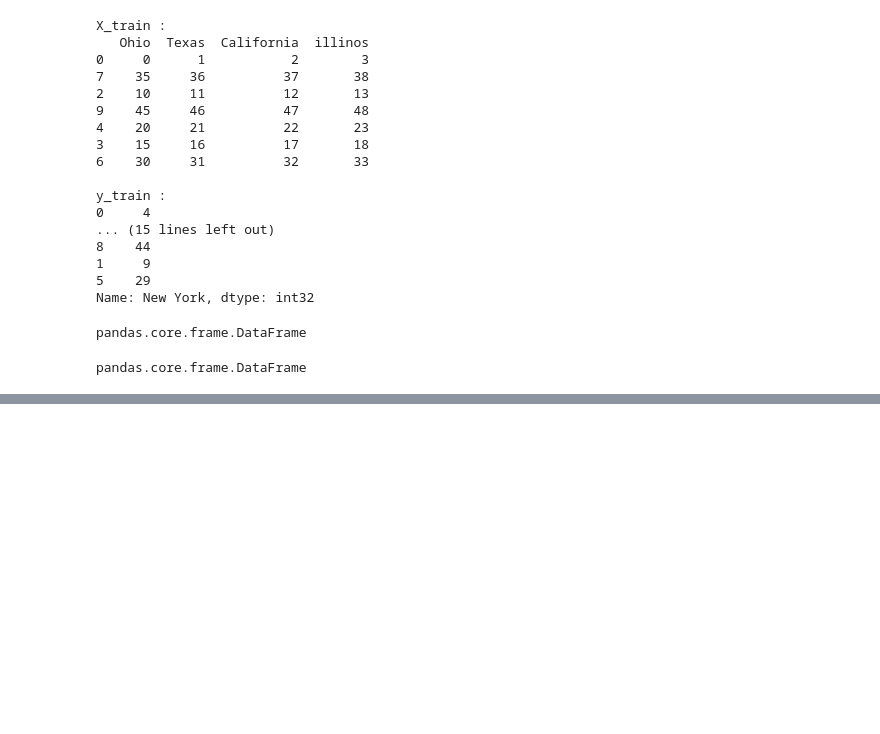
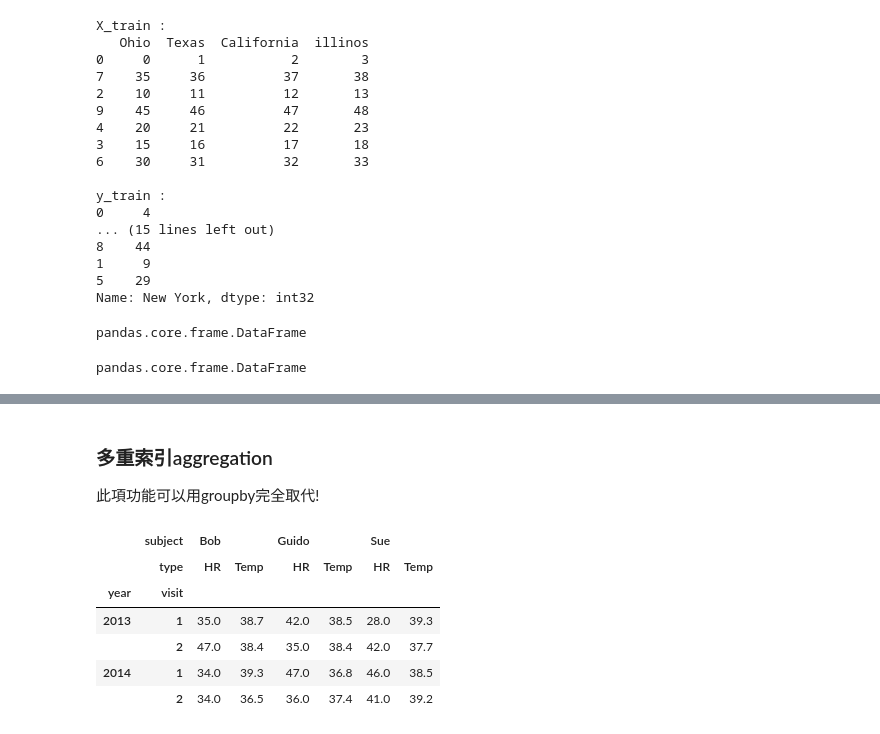
Before and after one commit to EnasVen/Python, a Jupyter notebook: Pandas/04_DataFrameManipulation.ipynb, the cells around one changed output, grey strips where cells are left out. Saved outputs shown, nothing was run; the diff lists cells and outputs as text; code cells hidden in the pictures; blank space fills up the shorter version.

```diff
--- a/Pandas/04_DataFrameManipulation.ipynb
+++ b/Pandas/04_DataFrameManipulation.ipynb
@@ -227,0 +645,13 @@ pandas.core.frame.DataFrame
+# %% [markdown]
+### 多重索引aggregation
+此項功能可以用groupby完全取代!
+# %%
+health_data
+# %% [output]
+|  | subject | Bob |  | Guido |  | Sue |  |
+|  | type | HR | Temp | HR | Temp | HR | Temp |
+| year | visit |  |  |  |  |  |  |
+| 2013 | 1 | 35.0 | 38.7 | 42.0 | 38.5 | 28.0 | 39.3 |
+|  | 2 | 47.0 | 38.4 | 35.0 | 38.4 | 42.0 | 37.7 |
+| 2014 | 1 | 34.0 | 39.3 | 47.0 | 36.8 | 46.0 | 38.5 |
+|  | 2 | 34.0 | 36.5 | 36.0 | 37.4 | 41.0 | 39.2 |
```
Also changed, not shown: parts of 48 cells of this notebook, 1 other file.
